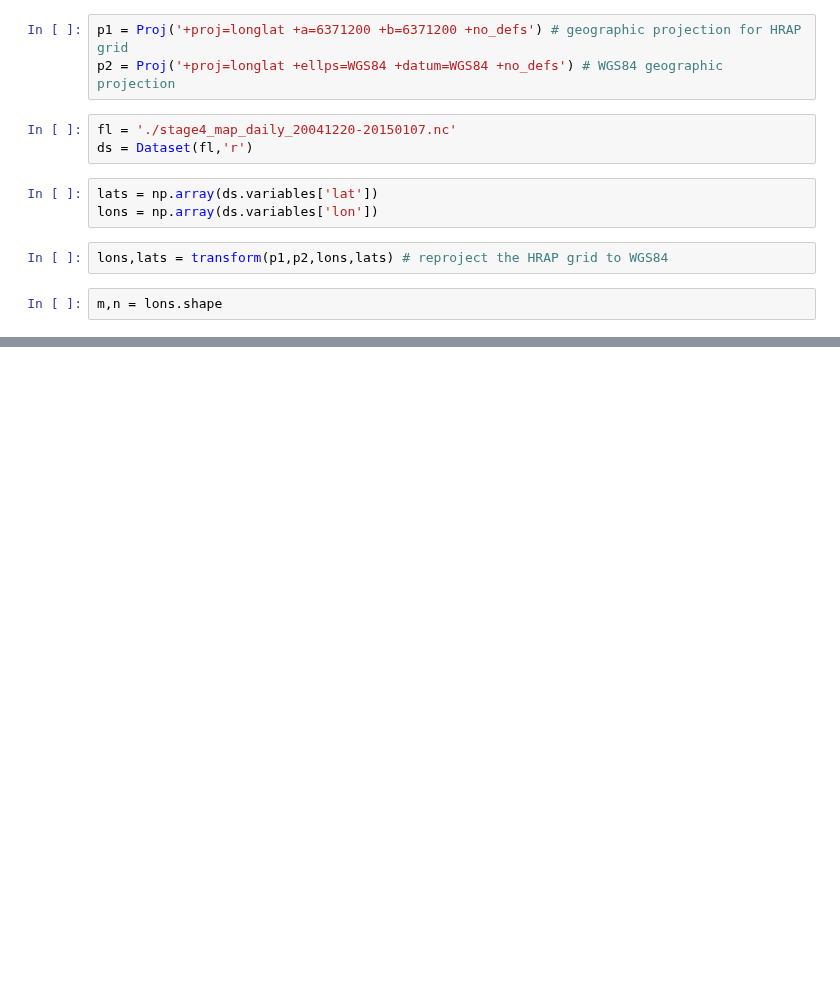
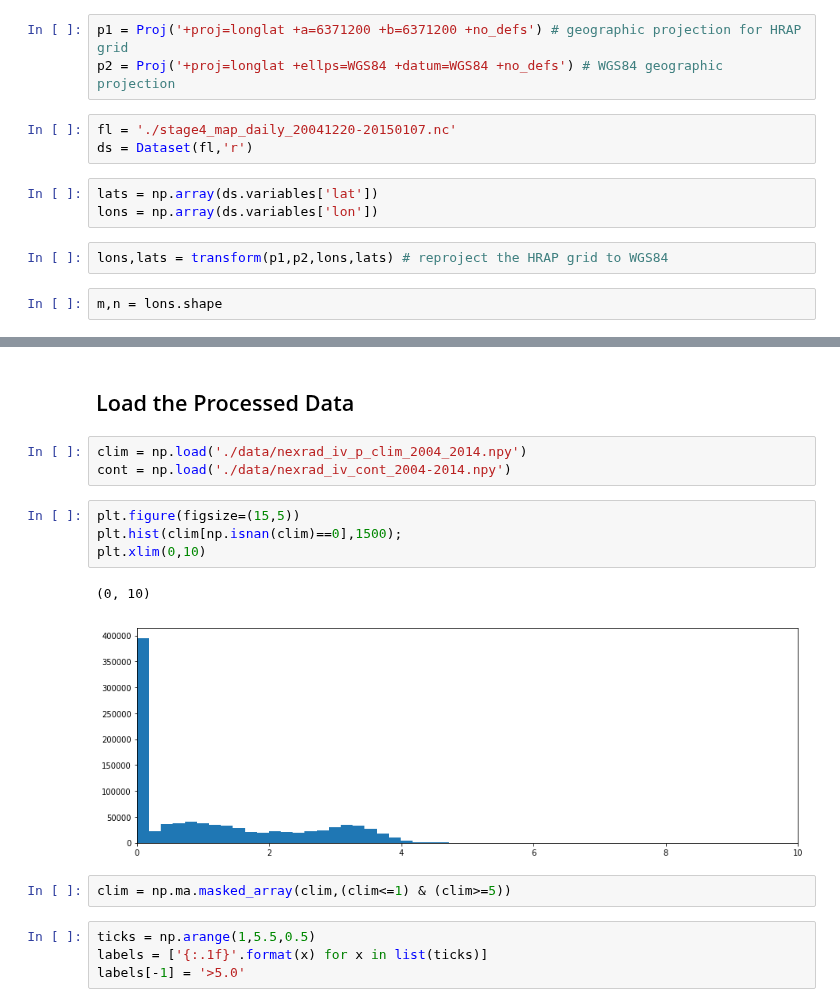
Before and after one commit to theobarnhart-USGS/NHM_precip, a Jupyter notebook: NEXRAD_IV_climatology.ipynb, the cells around one changed output, grey strips where cells are left out. Saved outputs shown, nothing was run; the diff lists cells and outputs as text; blank space fills up the shorter version.

```diff
--- a/NEXRAD_IV_climatology.ipynb
+++ b/NEXRAD_IV_climatology.ipynb
@@ -31,2 +102,20 @@ x,y = M(lons,lats)
+# %% [markdown]
+## Load the Processed Data
+# %%
+clim = np.load('./data/nexrad_iv_p_clim_2004_2014.npy')
+cont = np.load('./data/nexrad_iv_cont_2004-2014.npy')
+# %%
+plt.figure(figsize=(15,5))
+plt.hist(clim[np.isnan(clim)==0],1500);
+plt.xlim(0,10)
+# %% [output]
+(0, 10)
+[figure, added]
+# %%
+clim = np.ma.masked_array(clim,(clim<=1) & (clim>=5))
+# %%
+ticks = np.arange(1,5.5,0.5)
+labels = ['{:.1f}'.format(x) for x in list(ticks)]
+labels[-1] = '>5.0'
 # %%
 plt.figure(figsize=(15,10))
```
Also changed, not shown: parts of 24 cells of this notebook.
